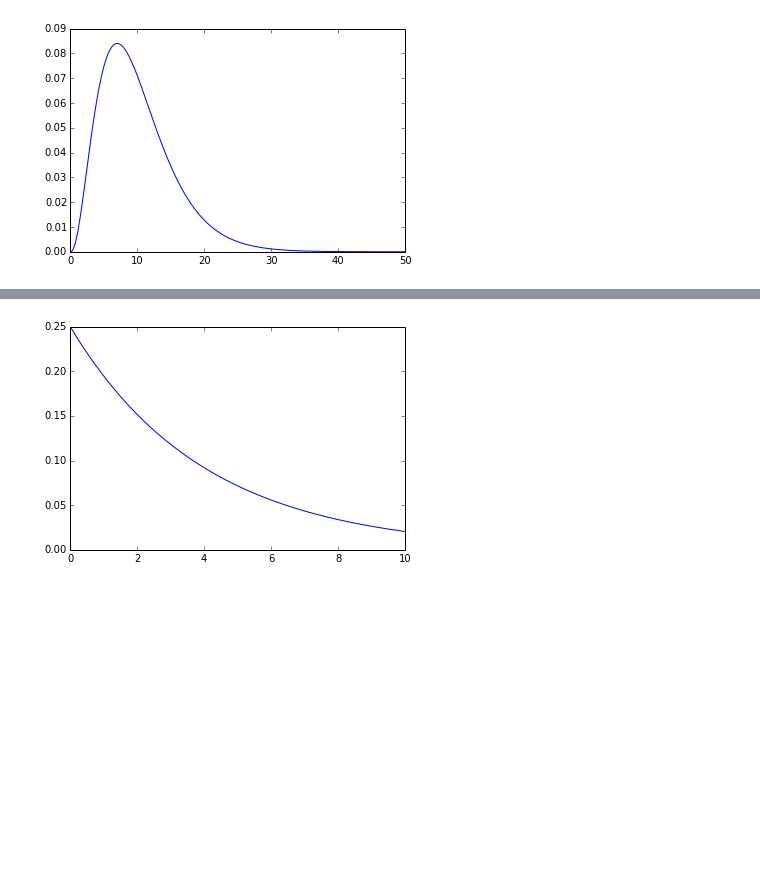
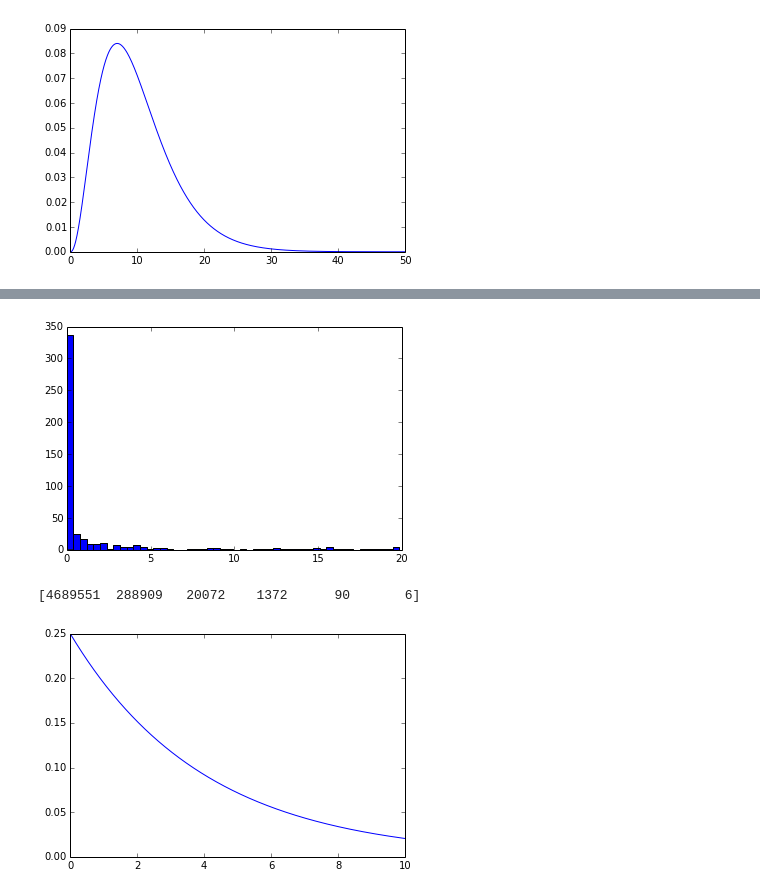
Before and after one commit to pearsonlab/spiketopics, a Jupyter notebook: model0_scratch.ipynb, the cells around one changed output, grey strips where cells are left out. Cells and saved outputs as stored; diff of their text form; code cells hidden in the pictures; blank space fills up the shorter version.

```diff
--- a/model0_scratch.ipynb
+++ b/model0_scratch.ipynb
@@ -26,15 +37,18 @@ print "(a, b) = ", mu / tau, 1./tau
+# %%
+# set up a firing rate for each category
+#lam = np.array([10, 0, 20])
+lam = 20 * np.random.dirichlet(avec, U).T
+plt.hist(lam.ravel(), bins=50);
+# %% [output]
+[figure, added]
 # %%
-# set up a firing rate for each category
-lam = np.array([10, 0, 20])
-
-# draw T category loadings
-alpha = np.array((10, 5, 3))
-theta = np.random.dirichlet(alpha, T)
-
 # generate Poisson counts
 rate = theta.dot(lam)
 dt = 1./30  # 30 frames per second
-N = stats.poisson.rvs(rate * dt, size=rate.size).reshape((T, U))
+N = stats.poisson.rvs(rate * dt)
+print np.bincount(N.ravel())
+# %% [output]
+[4689551  288909   20072    1372      90       6]
 # %%
 # choose priors:
 
```
Also changed, not shown: parts of 8 cells of this notebook, 1 other file.
